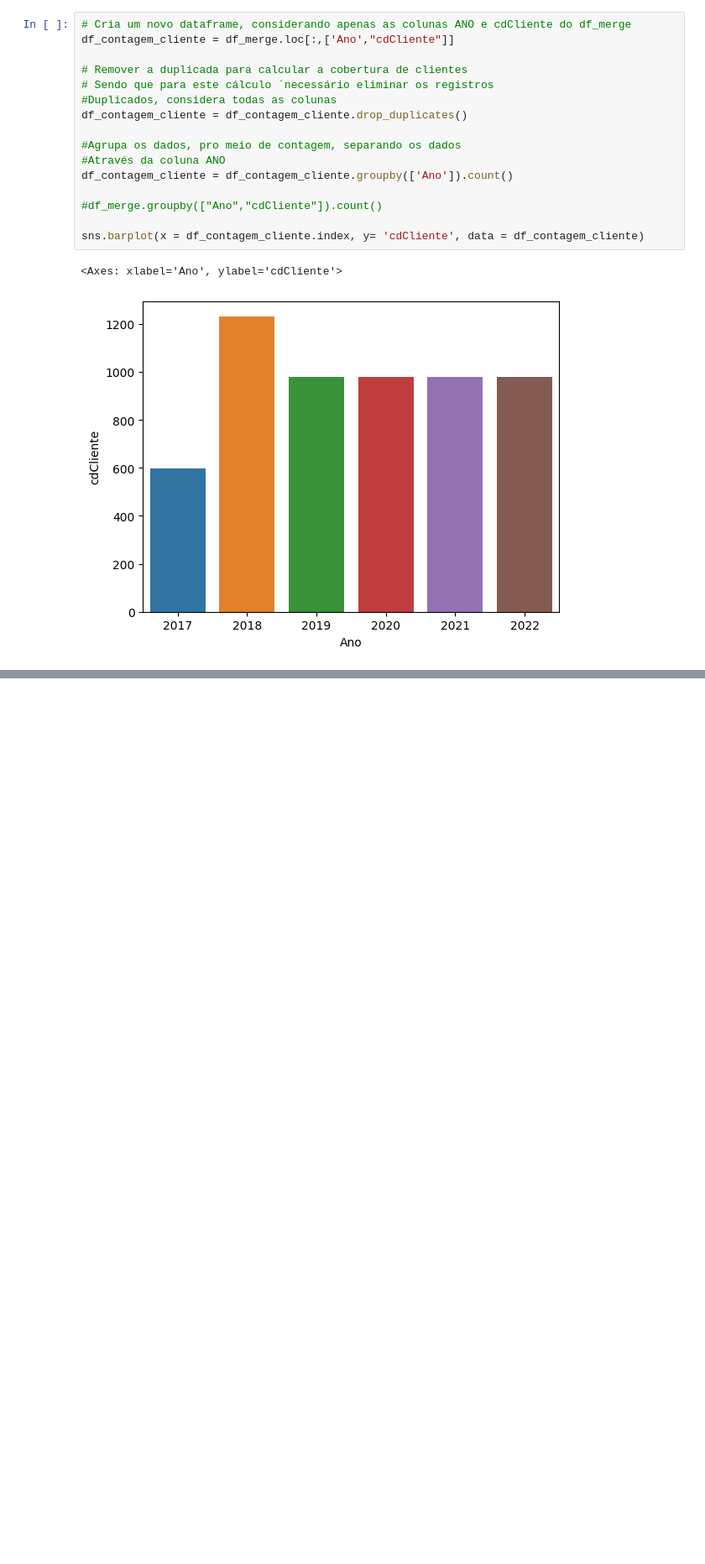
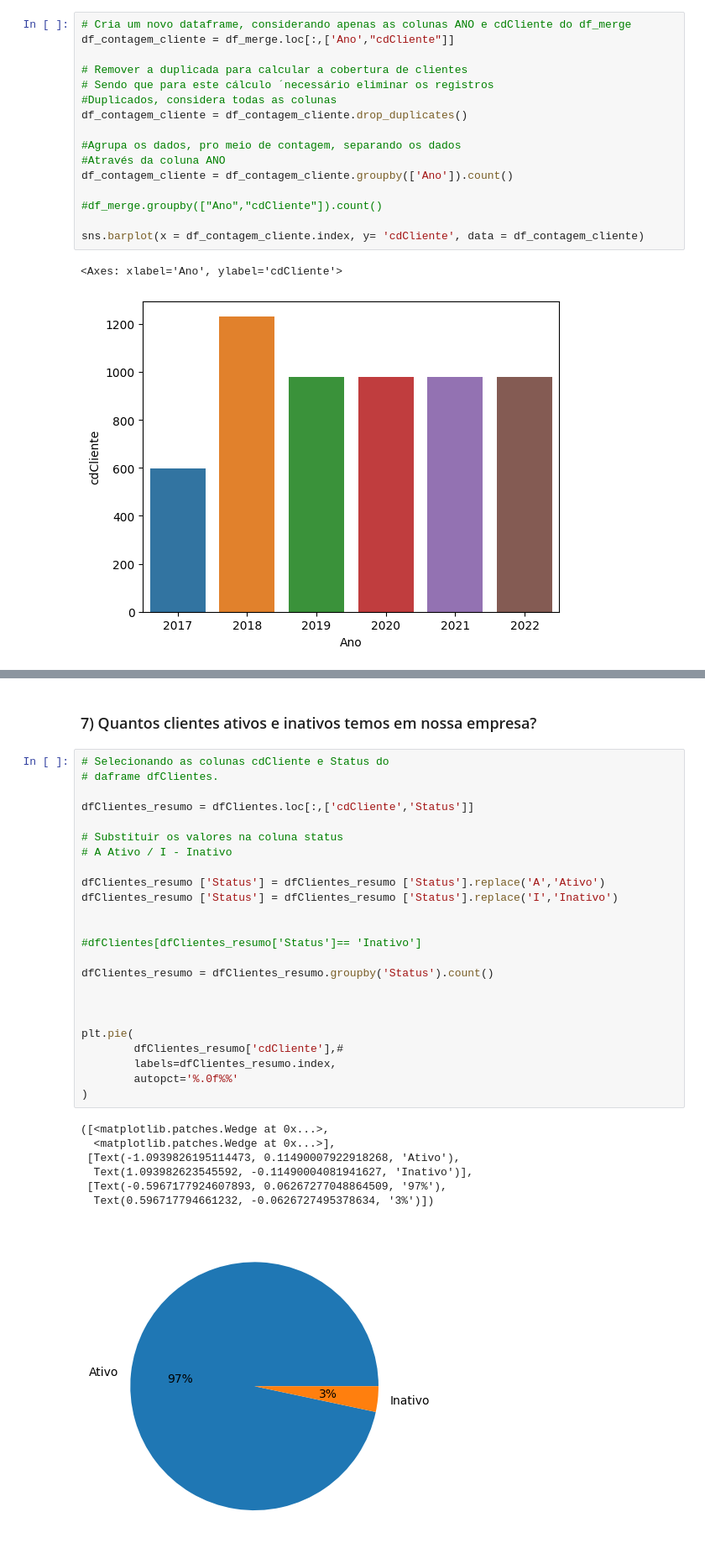
Before and after one commit to felipelonghi/fundamentospythonsenai, a Jupyter notebook: aula 29.09.ipynb, the cells around one changed output, grey strips where cells are left out. Shown: that part at 84% size. Cells and saved outputs as stored; diff of their text form; blank space fills up the shorter version.

```diff
--- a/aula 29.09.ipynb
+++ b/aula 29.09.ipynb
@@ -182,0 +272,34 @@ sns.barplot(x = df_contagem_cliente.index, y= 'cdCliente', data = df_contagem_cl
+# %% [markdown]
+### 7) Quantos clientes ativos e inativos temos em nossa empresa?
+# %%
+# Selecionando as colunas cdCliente e Status do
+# daframe dfClientes.
+
+dfClientes_resumo = dfClientes.loc[:,['cdCliente','Status']]
+
+# Substituir os valores na coluna status
+# A Ativo / I - Inativo
+
+dfClientes_resumo ['Status'] = dfClientes_resumo ['Status'].replace('A','Ativo')
+dfClientes_resumo ['Status'] = dfClientes_resumo ['Status'].replace('I','Inativo')
+
+
+#dfClientes[dfClientes_resumo['Status']== 'Inativo']
+
+dfClientes_resumo = dfClientes_resumo.groupby('Status').count()
+
+
+
+plt.pie(
+        dfClientes_resumo['cdCliente'],#
+        labels=dfClientes_resumo.index,
+        autopct='%.0f%%'
+)
+# %% [output]
+([<matplotlib.patches.Wedge at 0x...>,
+  <matplotlib.patches.Wedge at 0x...>],
+ [Text(-1.0939826195114473, 0.11490007922918268, 'Ativo'),
+  Text(1.093982623545592, -0.11490004081941627, 'Inativo')],
+ [Text(-0.5967177924607893, 0.06267277048864509, '97%'),
+  Text(0.596717794661232, -0.0626727495378634, '3%')])
+[figure, added]
```
Also changed, not shown: parts of 14 cells of this notebook.
